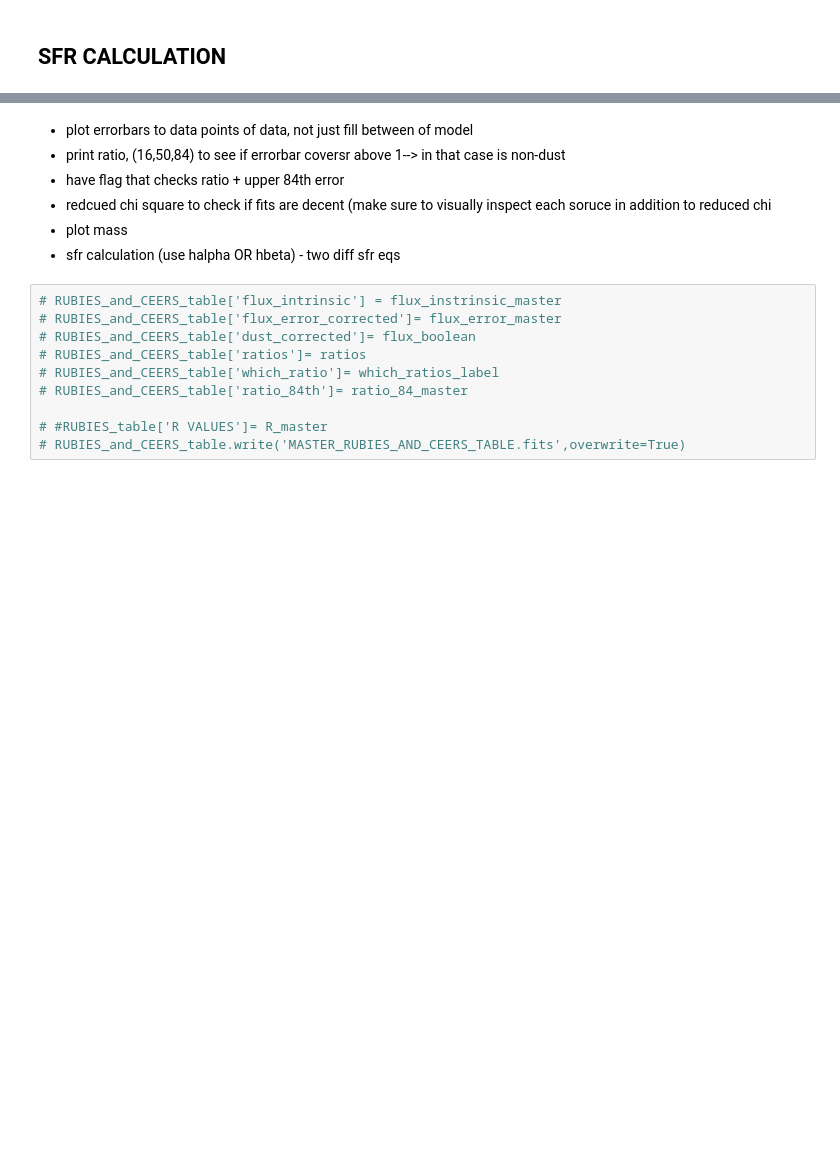
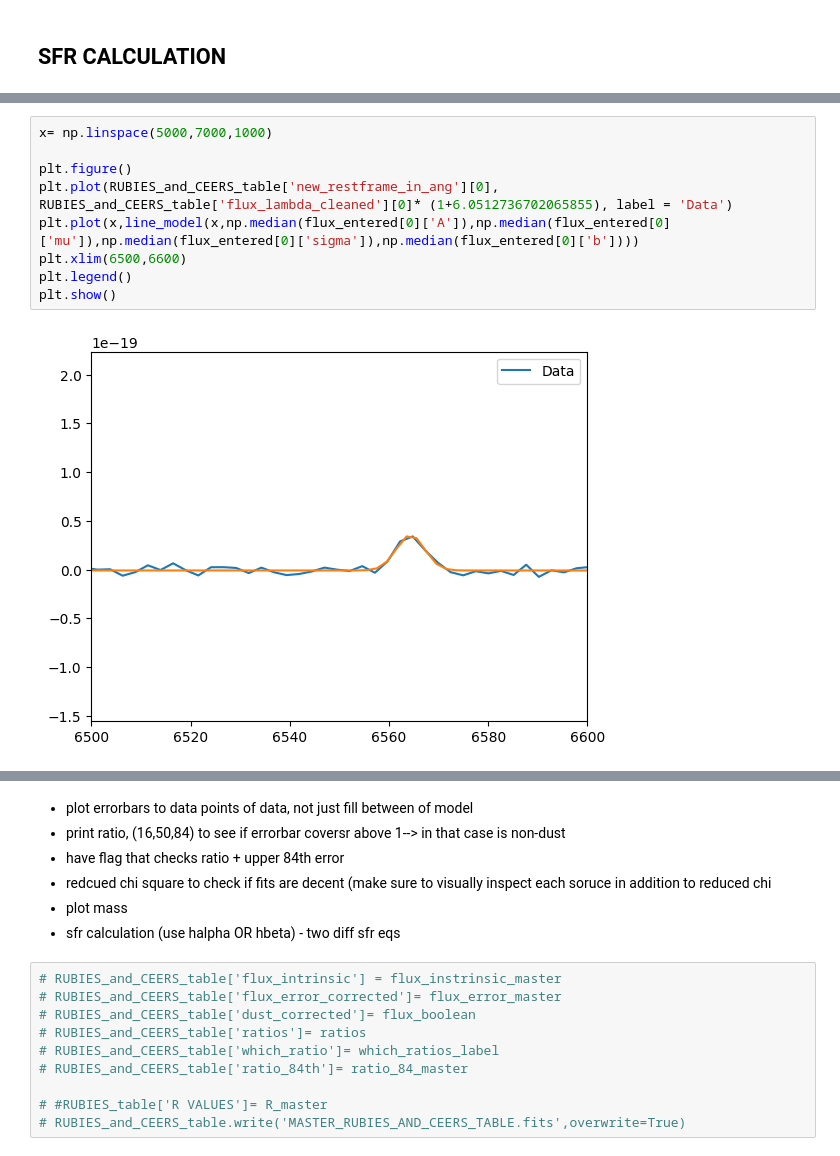
Before and after one commit to lipikachatur/VIP, a Jupyter notebook: (6) star formation rate.ipynb, the cells around one changed output, grey strips where cells are left out. Saved outputs shown, nothing was run; the diff lists cells and outputs as text; blank space fills up the shorter version.

```diff
--- a/(6) star formation rate.ipynb
+++ b/(6) star formation rate.ipynb
@@ -433,0 +783,11 @@ for x in sfr:
+# %%
+x= np.linspace(5000,7000,1000)
+
+plt.figure()
+plt.plot(RUBIES_and_CEERS_table['new_restframe_in_ang'][0], RUBIES_and_CEERS_table['flux_lambda_cleaned'][0]* (1+6.0512736702065855), label = 'Data')
+plt.plot(x,line_model(x,np.median(flux_entered[0]['A']),np.median(flux_entered[0]['mu']),np.median(flux_entered[0]['sigma']),np.median(flux_entered[0]['b'])))
+plt.xlim(6500,6600)
+plt.legend()
+plt.show()
+# %% [output]
+[figure, added]
```
Also changed, not shown: parts of 8 cells of this notebook, 1 other file.
